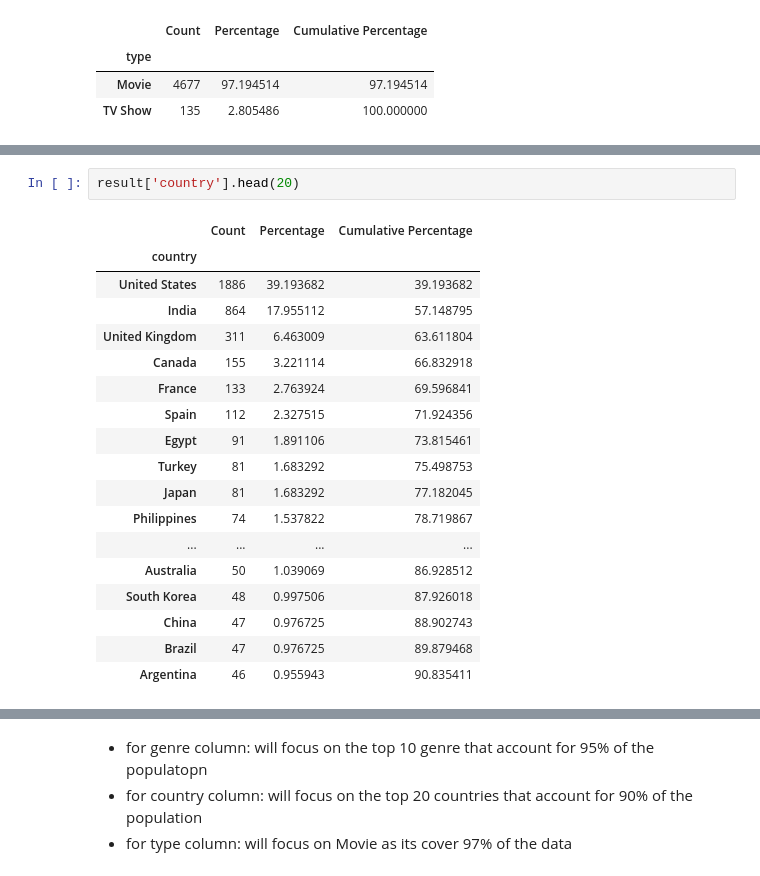
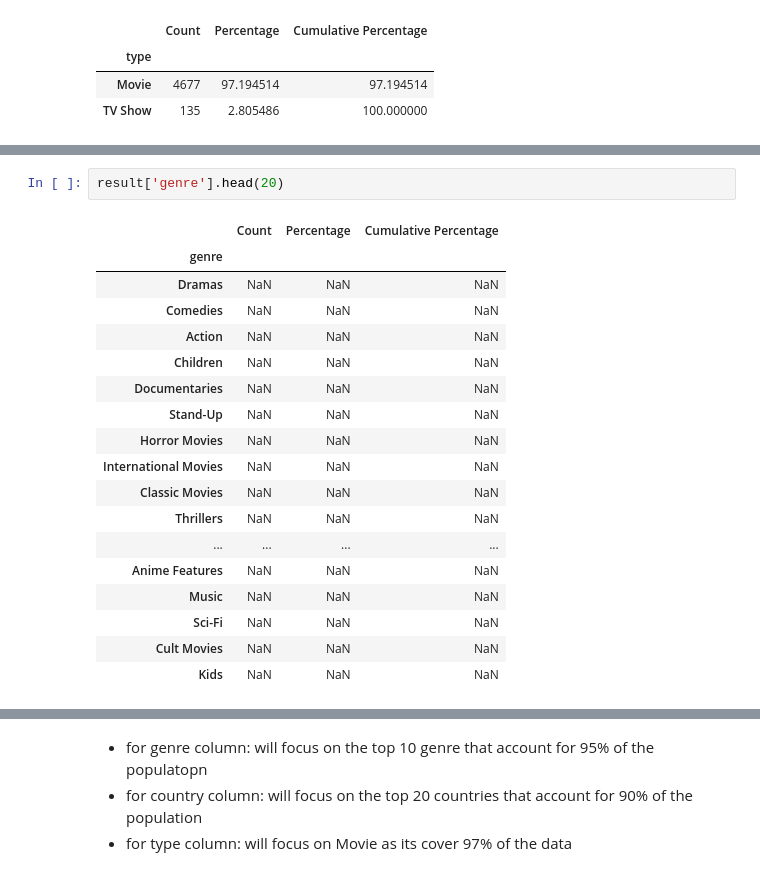
Before and after one commit to tdoan123/5daypython, a Jupyter notebook: DataCamp/Pro_Investigating Netflix Movies/project_netflix2.ipynb, the cells around one changed output, grey strips where cells are left out. Saved outputs shown, nothing was run; the diff lists cells and outputs as text.

```diff
--- a/DataCamp/Pro_Investigating Netflix Movies/project_netflix2.ipynb
+++ b/DataCamp/Pro_Investigating Netflix Movies/project_netflix2.ipynb
@@ -84,21 +164,21 @@ result['type']
 # %%
-result['country'].head(20)
+result['genre'].head(20)
 # %% [output]
 |  | Count | Percentage | Cumulative Percentage |
-| country |  |  |  |
-| United States | 1886 | 39.193682 | 39.193682 |
-| India | 864 | 17.955112 | 57.148795 |
-| United Kingdom | 311 | 6.463009 | 63.611804 |
-| Canada | 155 | 3.221114 | 66.832918 |
-| France | 133 | 2.763924 | 69.596841 |
-| Spain | 112 | 2.327515 | 71.924356 |
-| Egypt | 91 | 1.891106 | 73.815461 |
-| Turkey | 81 | 1.683292 | 75.498753 |
-| Japan | 81 | 1.683292 | 77.182045 |
-| Philippines | 74 | 1.537822 | 78.719867 |
+| genre |  |  |  |
+| Dramas | NaN | NaN | NaN |
+| Comedies | NaN | NaN | NaN |
+| Action | NaN | NaN | NaN |
+| Children | NaN | NaN | NaN |
+| Documentaries | NaN | NaN | NaN |
+| Stand-Up | NaN | NaN | NaN |
+| Horror Movies | NaN | NaN | NaN |
+| International Movies | NaN | NaN | NaN |
+| Classic Movies | NaN | NaN | NaN |
+| Thrillers | NaN | NaN | NaN |
 | ... | ... | ... | ... |
-| Australia | 50 | 1.039069 | 86.928512 |
-| South Korea | 48 | 0.997506 | 87.926018 |
-| China | 47 | 0.976725 | 88.902743 |
-| Brazil | 47 | 0.976725 | 89.879468 |
-| Argentina | 46 | 0.955943 | 90.835411 |
+| Anime Features | NaN | NaN | NaN |
+| Music | NaN | NaN | NaN |
+| Sci-Fi | NaN | NaN | NaN |
+| Cult Movies | NaN | NaN | NaN |
+| Kids | NaN | NaN | NaN |
```
Also changed, not shown: parts of 41 cells of this notebook, 1 other file.
